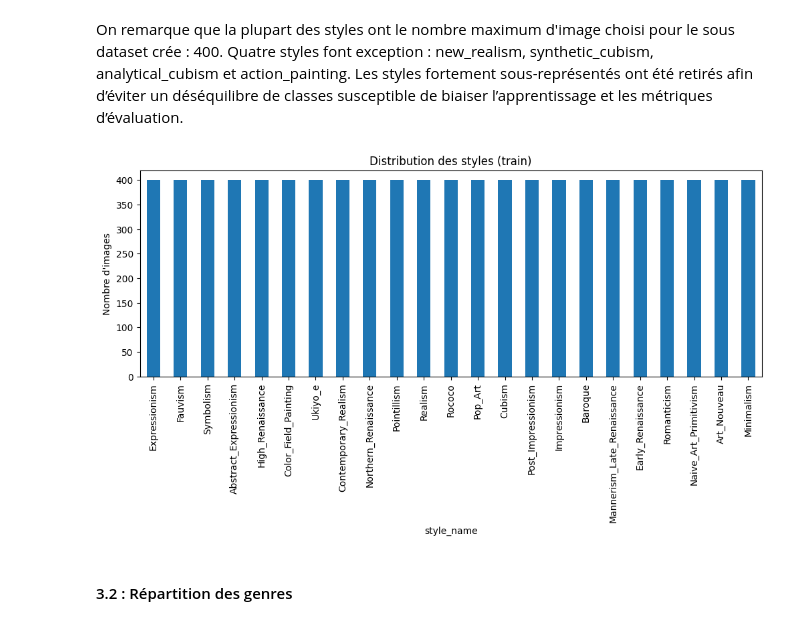
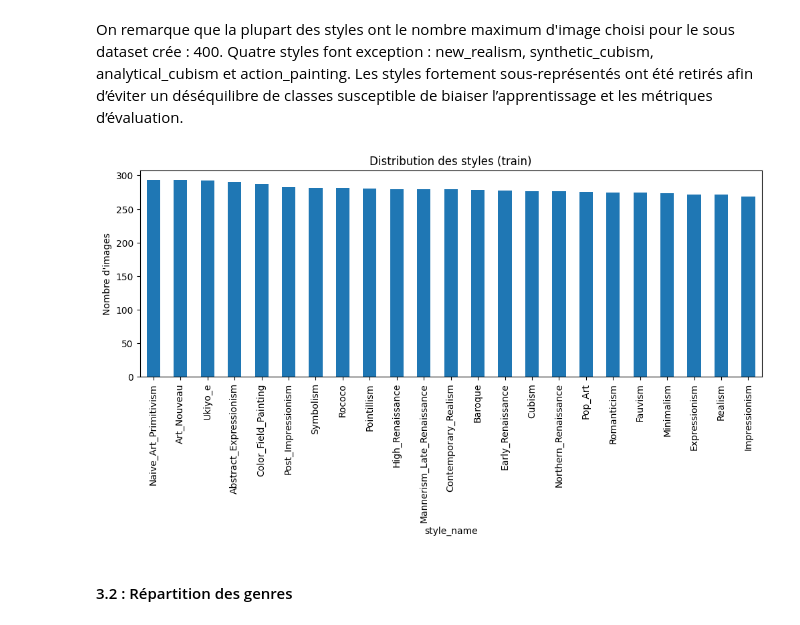
Before and after one commit to julietteabalain-cloud/Reconnaissance-de-mouvement-artistique, a Jupyter notebook: notebooks/1_RV-DL_exploration.ipynb, the cells around one changed output. Saved outputs shown, nothing was run; the diff lists cells and outputs as text; code cells hidden in the pictures.

```diff
--- a/notebooks/1_RV-DL_exploration.ipynb
+++ b/notebooks/1_RV-DL_exploration.ipynb
@@ -189,11 +195,15 @@ On remarque que la plupart des styles ont le nombre maximum d'image choisi pour
 # %%
 style_counts = df["style_name"].value_counts()
 valid_styles = style_counts[style_counts >= 400].index
 
 df = df[df["style_name"].isin(valid_styles)]
-dataset_module.visualize_style_repartition(df)
+df_train = df_train[df_train["style_name"].isin(valid_styles)]
+df_val = df_val[df_val["style_name"].isin(valid_styles)]
+df_test = df_test[df_test["style_name"].isin(valid_styles)]
+
+dataset_module.visualize_style_repartition(df_train)
 # %% [output]
-[figure, old version]
+[figure, new version]
 # %% [markdown]
 #### 3.2 : Répartition des genres
 # %%
```
Also changed, not shown: parts of 15 cells of this notebook, 1 other file.
